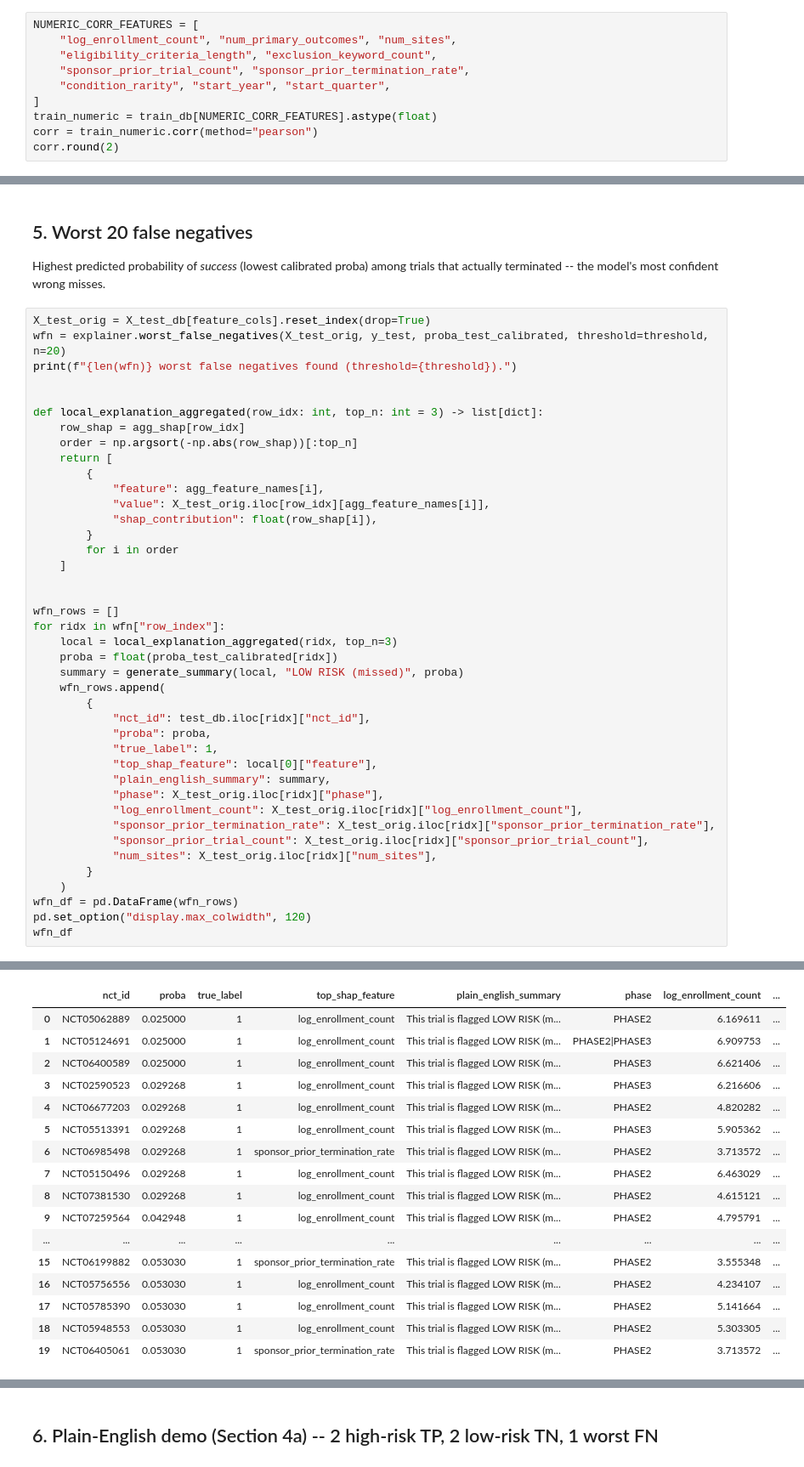
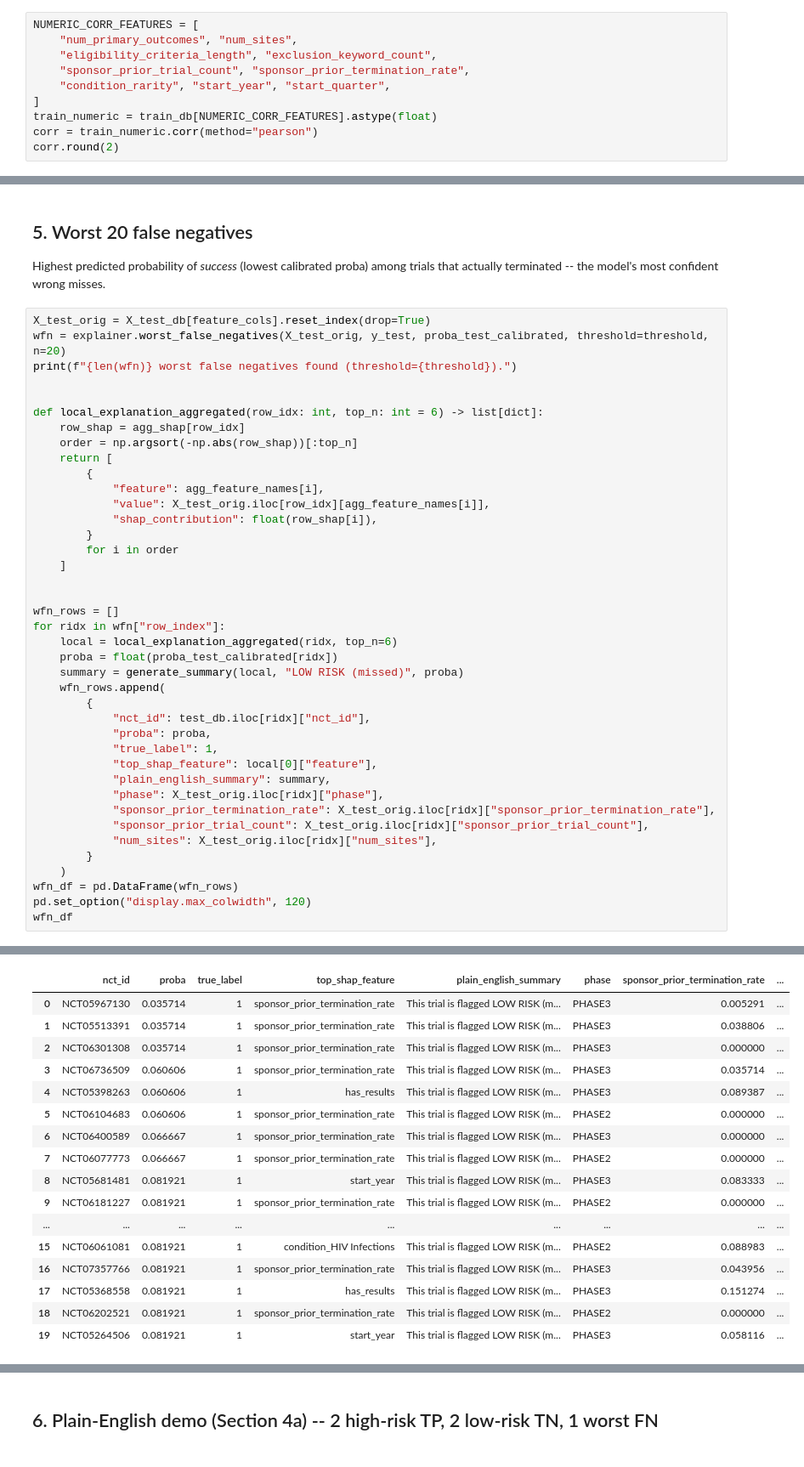
Before and after one commit to shubhamkragrawal/trialoutcome, a Jupyter notebook: notebooks/04_shap_analysis.ipynb, the cells around one changed output, grey strips where cells are left out. Shown at 85% size. Drawn from its saved outputs; the diff is of its cells as text.

```diff
--- a/notebooks/04_shap_analysis.ipynb
+++ b/notebooks/04_shap_analysis.ipynb
@@ -290,6 +303,6 @@ quantity, see `config.yaml`'s naming-drift notes from M1.)
 # %%
 NUMERIC_CORR_FEATURES = [
-    "log_enrollment_count", "num_primary_outcomes", "num_sites",
+    "num_primary_outcomes", "num_sites",
     "eligibility_criteria_length", "exclusion_keyword_count",
     "sponsor_prior_trial_count", "sponsor_prior_termination_rate",
     "condition_rarity", "start_year", "start_quarter",
@@ -372,7 +389,7 @@ wfn = explainer.worst_false_negatives(X_test_orig, y_test, proba_test_calibrated
 print(f"{len(wfn)} worst false negatives found (threshold={threshold}).")
 
 
-def local_explanation_aggregated(row_idx: int, top_n: int = 3) -> list[dict]:
+def local_explanation_aggregated(row_idx: int, top_n: int = 6) -> list[dict]:
     row_shap = agg_shap[row_idx]
     order = np.argsort(-np.abs(row_shap))[:top_n]
     return [
@@ -387,7 +404,7 @@ def local_explanation_aggregated(row_idx: int, top_n: int = 3) -> list[dict]:
 
 wfn_rows = []
 for ridx in wfn["row_index"]:
-    local = local_explanation_aggregated(ridx, top_n=3)
+    local = local_explanation_aggregated(ridx, top_n=6)
     proba = float(proba_test_calibrated[ridx])
     summary = generate_summary(local, "LOW RISK (missed)", proba)
     wfn_rows.append(
@@ -398,7 +415,6 @@ for ridx in wfn["row_index"]:
             "top_shap_feature": local[0]["feature"],
             "plain_english_summary": summary,
             "phase": X_test_orig.iloc[ridx]["phase"],
-            "log_enrollment_count": X_test_orig.iloc[ridx]["log_enrollment_count"],
             "sponsor_prior_termination_rate": X_test_orig.iloc[ridx]["sponsor_prior_termination_rate"],
             "sponsor_prior_trial_count": X_test_orig.iloc[ridx]["sponsor_prior_trial_count"],
             "num_sites": X_test_orig.iloc[ridx]["num_sites"],
@@ -412,20 +428,20 @@ wfn_df
-|  | nct_id | proba | true_label | top_shap_feature | plain_english_summary | phase | log_enrollment_count | ... |
-| 0 | NCT05062889 | 0.025000 | 1 | log_enrollment_count | This trial is flagged LOW RISK (m... | PHASE2 | 6.169611 | ... |
-| 1 | NCT05124691 | 0.025000 | 1 | log_enrollment_count | This trial is flagged LOW RISK (m... | PHASE2|PHASE3 | 6.909753 | ... |
-| 2 | NCT06400589 | 0.025000 | 1 | log_enrollment_count | This trial is flagged LOW RISK (m... | PHASE3 | 6.621406 | ... |
-| 3 | NCT02590523 | 0.029268 | 1 | log_enrollment_count | This trial is flagged LOW RISK (m... | PHASE3 | 6.216606 | ... |
-| 4 | NCT06677203 | 0.029268 | 1 | log_enrollment_count | This trial is flagged LOW RISK (m... | PHASE2 | 4.820282 | ... |
-| 5 | NCT05513391 | 0.029268 | 1 | log_enrollment_count | This trial is flagged LOW RISK (m... | PHASE3 | 5.905362 | ... |
-| 6 | NCT06985498 | 0.029268 | 1 | sponsor_prior_termination_rate | This trial is flagged LOW RISK (m... | PHASE2 | 3.713572 | ... |
-| 7 | NCT05150496 | 0.029268 | 1 | log_enrollment_count | This trial is flagged LOW RISK (m... | PHASE2 | 6.463029 | ... |
-| 8 | NCT07381530 | 0.029268 | 1 | log_enrollment_count | This trial is flagged LOW RISK (m... | PHASE2 | 4.615121 | ... |
-| 9 | NCT07259564 | 0.042948 | 1 | log_enrollment_count | This trial is flagged LOW RISK (m... | PHASE2 | 4.795791 | ... |
+|  | nct_id | proba | true_label | top_shap_feature | plain_english_summary | phase | sponsor_prior_termination_rate | ... |
+| 0 | NCT05967130 | 0.035714 | 1 | sponsor_prior_termination_rate | This trial is flagged LOW RISK (m... | PHASE3 | 0.005291 | ... |
+| 1 | NCT05513391 | 0.035714 | 1 | sponsor_prior_termination_rate | This trial is flagged LOW RISK (m... | PHASE3 | 0.038806 | ... |
+| 2 | NCT06301308 | 0.035714 | 1 | sponsor_prior_termination_rate | This trial is flagged LOW RISK (m... | PHASE3 | 0.000000 | ... |
+| 3 | NCT06736509 | 0.060606 | 1 | sponsor_prior_termination_rate | This trial is flagged LOW RISK (m... | PHASE3 | 0.035714 | ... |
+| 4 | NCT05398263 | 0.060606 | 1 | has_results | This trial is flagged LOW RISK (m... | PHASE3 | 0.089387 | ... |
+| 5 | NCT06104683 | 0.060606 | 1 | sponsor_prior_termination_rate | This trial is flagged LOW RISK (m... | PHASE2 | 0.000000 | ... |
+| 6 | NCT06400589 | 0.066667 | 1 | sponsor_prior_termination_rate | This trial is flagged LOW RISK (m... | PHASE3 | 0.000000 | ... |
+| 7 | NCT06077773 | 0.066667 | 1 | sponsor_prior_termination_rate | This trial is flagged LOW RISK (m... | PHASE2 | 0.000000 | ... |
+| 8 | NCT05681481 | 0.081921 | 1 | start_year | This trial is flagged LOW RISK (m... | PHASE3 | 0.083333 | ... |
+| 9 | NCT06181227 | 0.081921 | 1 | sponsor_prior_termination_rate | This trial is flagged LOW RISK (m... | PHASE2 | 0.000000 | ... |
 | ... | ... | ... | ... | ... | ... | ... | ... | ... |
-| 15 | NCT06199882 | 0.053030 | 1 | sponsor_prior_termination_rate | This trial is flagged LOW RISK (m... | PHASE2 | 3.555348 | ... |
-| 16 | NCT05756556 | 0.053030 | 1 | log_enrollment_count | This trial is flagged LOW RISK (m... | PHASE2 | 4.234107 | ... |
-| 17 | NCT05785390 | 0.053030 | 1 | log_enrollment_count | This trial is flagged LOW RISK (m... | PHASE2 | 5.141664 | ... |
-| 18 | NCT05948553 | 0.053030 | 1 | log_enrollment_count | This trial is flagged LOW RISK (m... | PHASE2 | 5.303305 | ... |
-| 19 | NCT06405061 | 0.053030 | 1 | sponsor_prior_termination_rate | This trial is flagged LOW RISK (m... | PHASE2 | 3.713572 | ... |
+| 15 | NCT06061081 | 0.081921 | 1 | condition_HIV Infections | This trial is flagged LOW RISK (m... | PHASE2 | 0.088983 | ... |
+| 16 | NCT07357766 | 0.081921 | 1 | sponsor_prior_termination_rate | This trial is flagged LOW RISK (m... | PHASE3 | 0.043956 | ... |
+| 17 | NCT05368558 | 0.081921 | 1 | has_results | This trial is flagged LOW RISK (m... | PHASE3 | 0.151274 | ... |
+| 18 | NCT06202521 | 0.081921 | 1 | sponsor_prior_termination_rate | This trial is flagged LOW RISK (m... | PHASE2 | 0.000000 | ... |
+| 19 | NCT05264506 | 0.081921 | 1 | start_year | This trial is flagged LOW RISK (m... | PHASE3 | 0.058116 | ... |
 # %%
 low_hist = int((wfn_df["sponsor_prior_termination_rate"] < 0.06).sum())
 mega_sponsor = int((wfn_df["sponsor_prior_trial_count"] >= 200).sum())
```
Also changed, not shown: parts of 15 cells of this notebook, 13 other files.
